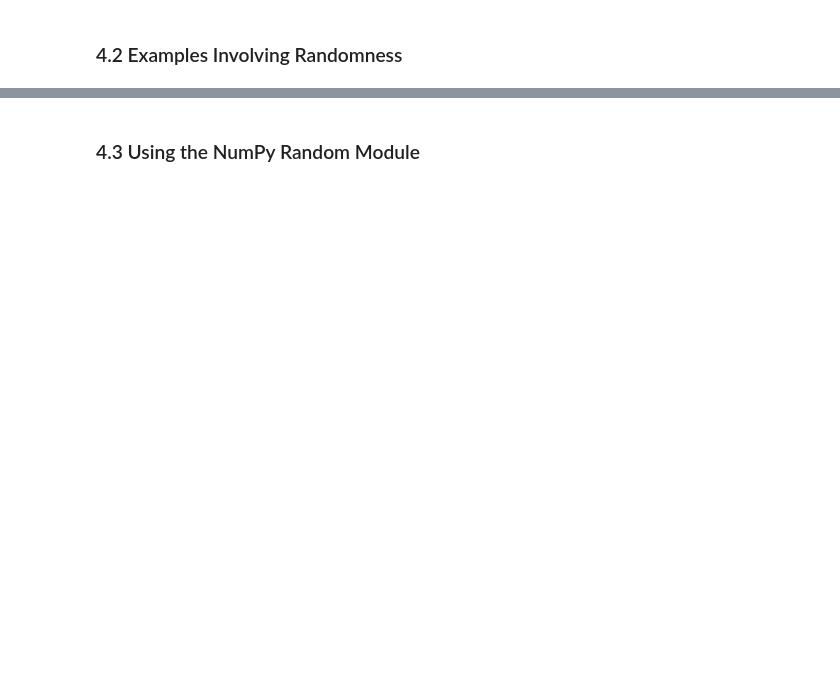
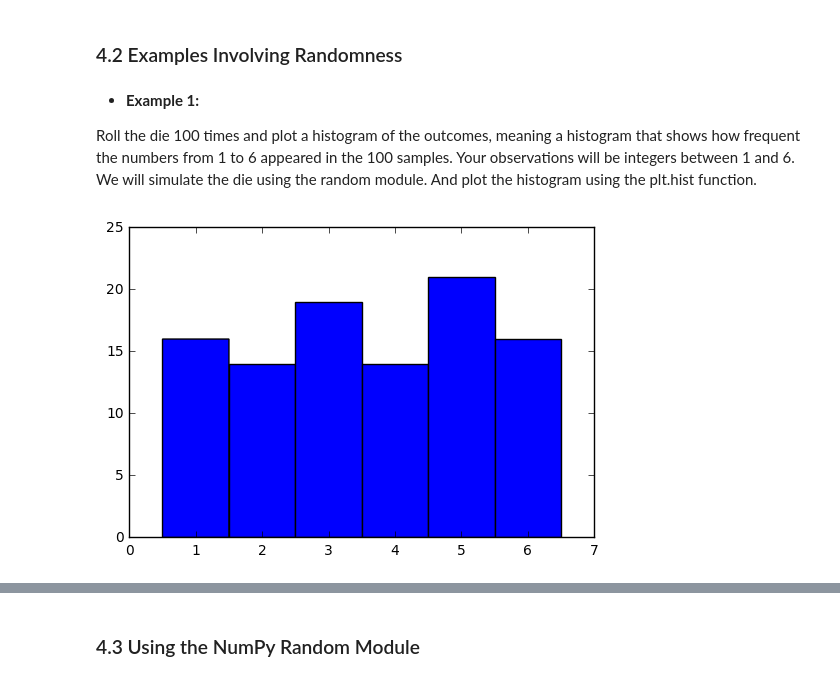
Before and after one commit to leduynguyen/Python-for-Research, a Jupyter notebook: Week 2/P4_Randomness_and_Time .ipynb, the cells around one changed output, grey strips where cells are left out. Saved outputs shown, nothing was run; the diff lists cells and outputs as text; code cells hidden in the pictures; blank space fills up the shorter version.

Commit message:
Update notebook for P4 to finish the random module

```diff
--- a/Week 2/P4_Randomness_and_Time .ipynb
+++ b/Week 2/P4_Randomness_and_Time .ipynb
@@ -33,2 +33,23 @@ range(1, 9)
 # %% [markdown]
 ### 4.2 Examples Involving Randomness
+# %% [markdown]
+* **Example 1:**
+
+Roll the die 100 times and plot a histogram of the outcomes, meaning a histogram that shows how frequent the numbers from 1 to 6 appeared in the 100 samples. Your observations will be integers between 1 and 6. We will simulate the die using the random module. And plot the histogram using the plt.hist function.
+# %%
+import random
+import numpy as np
+import matplotlib.pyplot as plt
+
+# Init the roll
+rolls = []
+
+# Roll in 100 times
+for i in range(100):
+    rolls.append(random.choice([1,2,3,4,5,6]))
+
+# Plot the histogram
+plt.hist(rolls, bins=np.linspace(0.5, 6.5, 7))
+plt.show()
+# %% [output]
+[figure, added]
```
Also changed, not shown: parts of 15 cells of this notebook, 2 other files.
